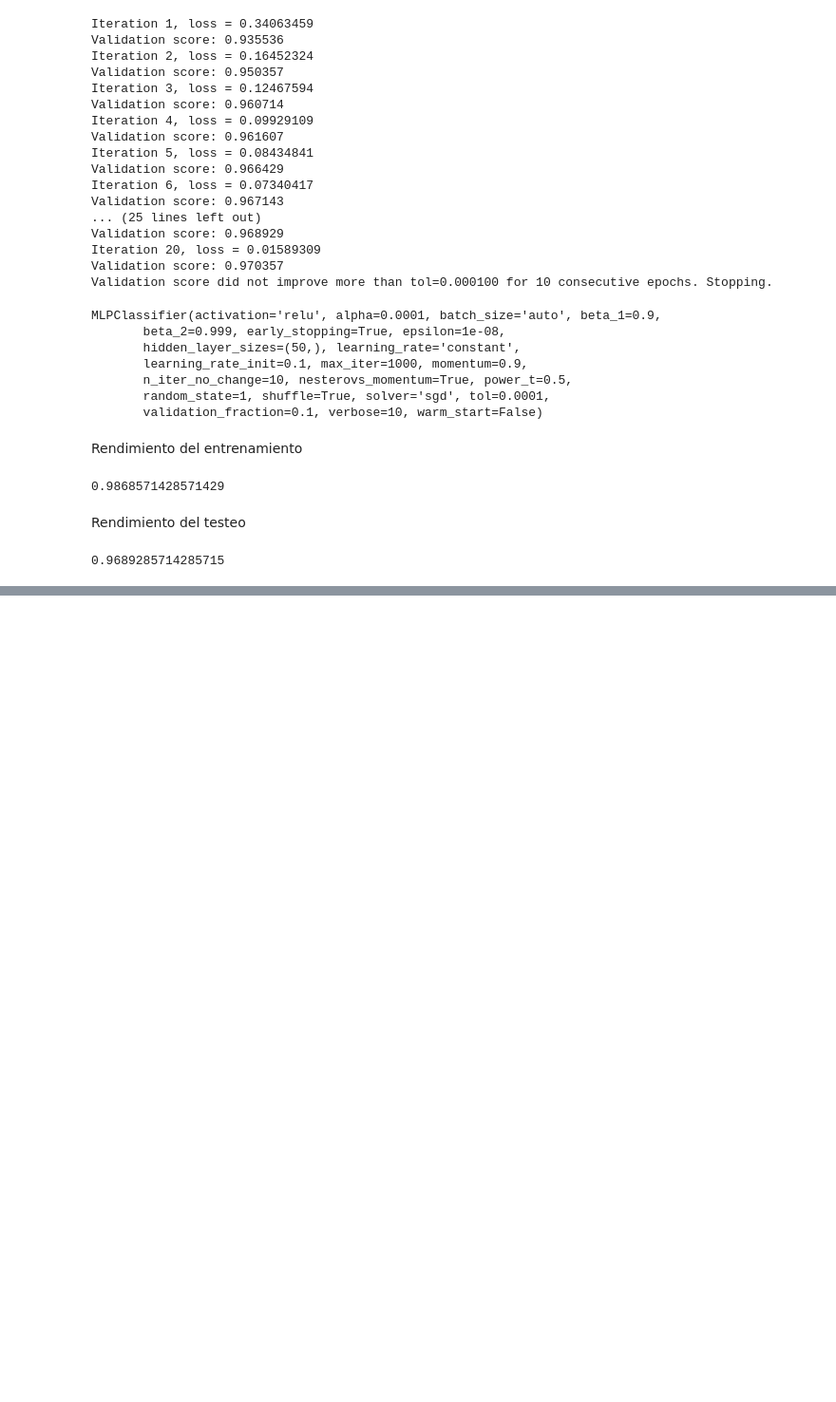
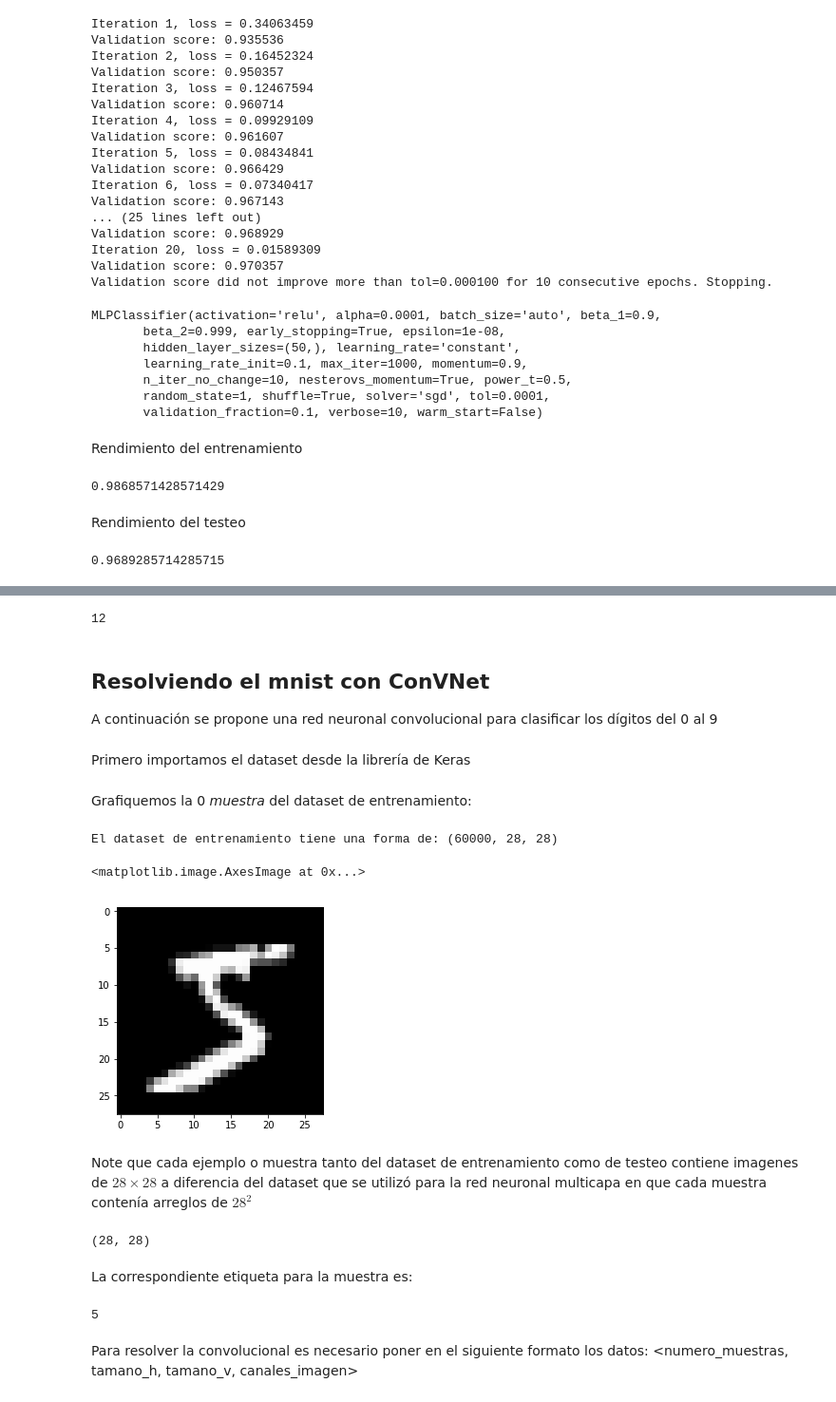
Before and after one commit to LeninGF/Curso_MachineLearning_Python_EPN2019_IEEE, a Jupyter notebook: Chapter-6/Convolutional Neural Networks.ipynb, the cells around one changed output, grey strips where cells are left out. Shown: that part at 95% size. Drawn from its saved outputs; the diff is of its cells as text; code cells hidden in the pictures; blank space fills up the shorter version.

```diff
--- a/Chapter-6/Convolutional Neural Networks.ipynb
+++ b/Chapter-6/Convolutional Neural Networks.ipynb
@@ -121,0 +189,45 @@ array(['8'], dtype='<U1')
+# %%
+stride = 1
+kernel_filas, kernel_col = np.shape(kernel)
+imagen_filas, imagen_col = np.shape(imagen)
+
+conv_imagen_filas = imagen_filas-kernel_filas+1
+conv_imagen_col = imagen_col-kernel+1
+conv_imagen = np.zeros(conv_imagen_filas, conv_imagen_col)
+
+sub_imagen = imagen[0:kernel_filas, 0:kernel_col]
+conv = np.sum(np.multiply(sub_imagen, kernel))
+conv
+# %% [output]
+12
+# %% [markdown]
+## Resolviendo el mnist con ConVNet
+A continuación se propone una red neuronal convolucional para clasificar los dígitos del 0 al 9
+# %% [markdown]
+Primero importamos el dataset desde la librería de Keras
+# %%
+from keras.datasets import mnist
+(X_train_cnn, y_train_cnn), (X_test_cnn, y_test_cnn) = mnist.load_data()
+# %% [markdown]
+Grafiquemos la 0 *muestra* del dataset de entrenamiento:
+# %%
+print('El dataset de entrenamiento tiene una forma de: {}'.format(np.shape(X_train_cnn)))
+plt.imshow(X_train_cnn[0], cmap='gray')
+# %% [output]
+El dataset de entrenamiento tiene una forma de: (60000, 28, 28)
+<matplotlib.image.AxesImage at 0x...>
+[figure, added]
+# %% [markdown]
+Note que cada ejemplo o muestra tanto del dataset de entrenamiento como de testeo contiene imagenes de $28 \times 28$ a diferencia del dataset que se utilizó para la red neuronal multicapa en que cada muestra contenía arreglos de $28^2$
+# %%
+X_train_cnn[0].shape
+# %% [output]
+(28, 28)
+# %% [markdown]
+La correspondiente etiqueta para la muestra es:
+# %%
+y_train_cnn[0]
+# %% [output]
+5
+# %% [markdown]
+Para resolver la convolucional es necesario poner en el siguiente formato los datos: <numero_muestras, tamano_h, tamano_v, canales_imagen>
```
Also changed, not shown: parts of 23 cells of this notebook, 2 other files.
